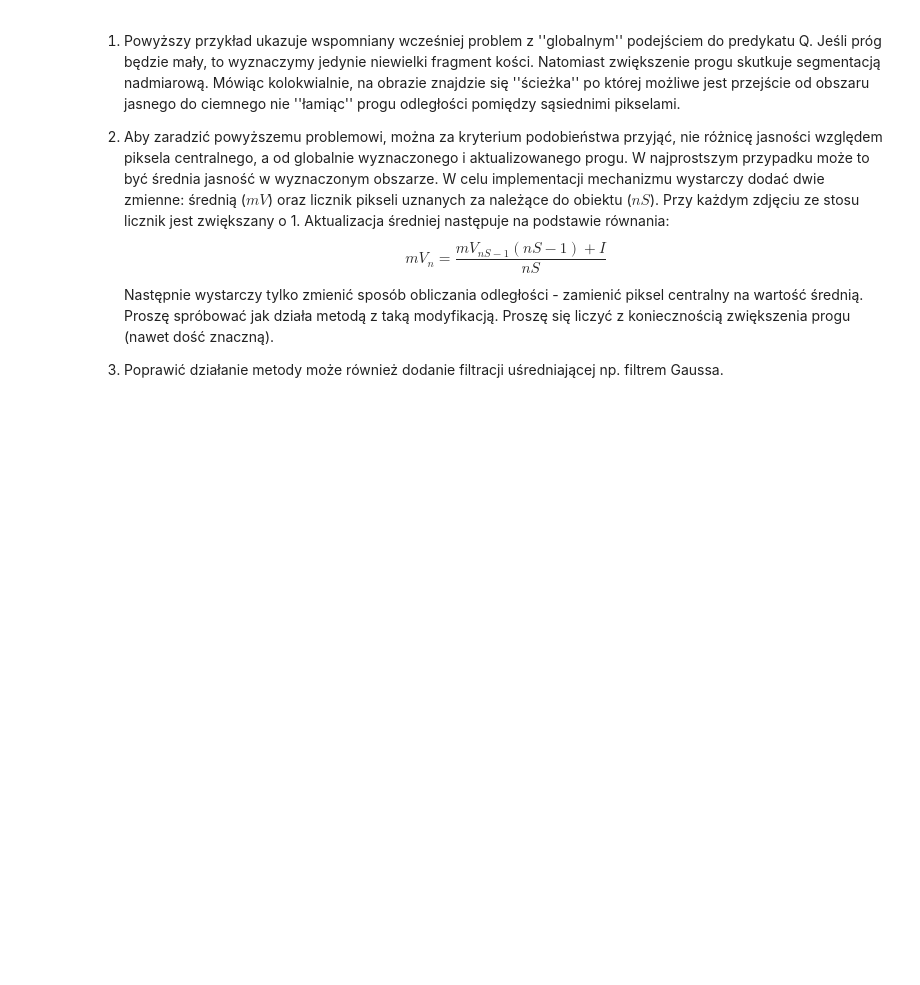
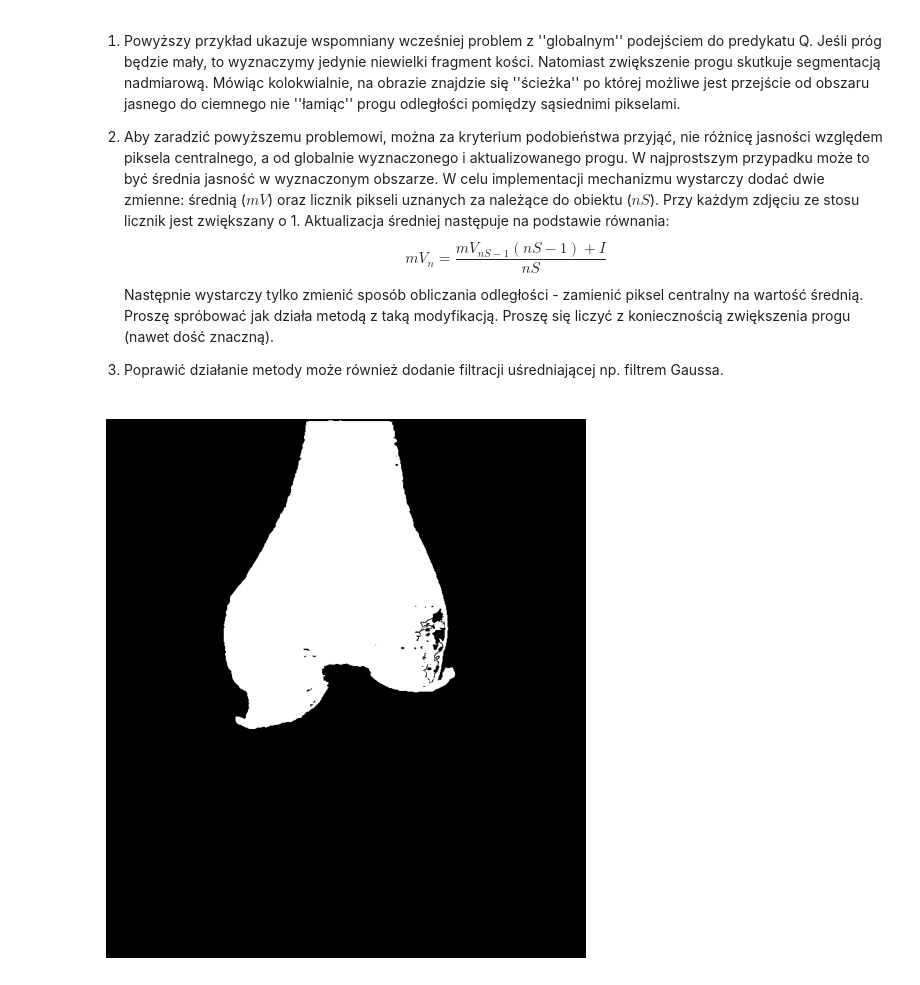
Before and after one commit to sQbanv/Introduction-to-Digital-Image-Processing, a Jupyter notebook: Segmentacja obrazów/12_segmentation.ipynb, the cells around one changed output. Saved outputs shown, nothing was run; the diff lists cells and outputs as text; code cells hidden in the pictures; blank space fills up the shorter version.

```diff
--- a/Segmentacja obrazów/12_segmentation.ipynb
+++ b/Segmentacja obrazów/12_segmentation.ipynb
@@ -135,3 +172,34 @@ for fileName in fileNames:
   Proszę się liczyć z koniecznością zwiększenia progu (nawet dość znaczną).
 
 3. Poprawić działanie metody może również dodanie filtracji uśredniającej np. filtrem Gaussa.
+# %%
+def segmentation_mean(img, x, y, threshold = 4):
+    img = cv2.GaussianBlur(img, (5, 5), 1.5)
+    visited = np.zeros_like(img, dtype=bool)
+    segmented = np.zeros_like(img, dtype=bool)
+    stack = [(x, y)]
+    visited[x, y] = True
+    segmented[x, y] = True
+
+    mV = 0
+    nS = 0
+    while len(stack) > 0:
+        x, y = stack.pop()
+        nS += 1
+        mV = (mV * (nS - 1) + img[x, y]) / nS
+        if x >= 1 and x <= img.shape[0] - 1 and y >= 1 and y <= img.shape[1] - 1:
+            for dx in [-1, 0, 1]:
+                for dy in [-1, 0, 1]:
+                    if dx == 0 and dy == 0:
+                        continue
+                    nx, ny = x + dx, y + dy
+                    if not visited[nx, ny] and abs(int(img[nx, ny]) - mV) < threshold:
+                        segmented[nx, ny] = True
+                        stack.append((nx, ny))
+                    visited[nx, ny] = True
+
+    return segmented
+# %%
+draw_img(segmentation_mean(knee, 290, 259, 36))
+# %% [output]
+[figure, added]
```
Also changed, not shown: parts of 5 cells of this notebook, 2 other files.
